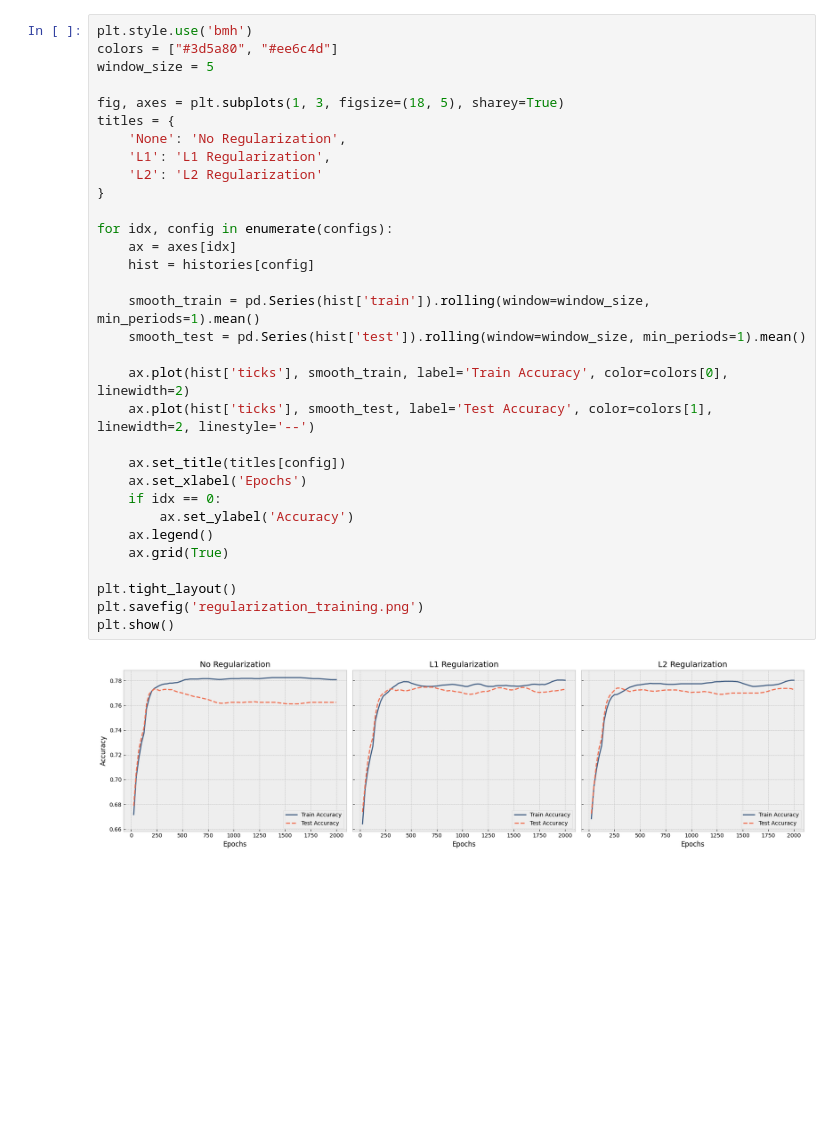
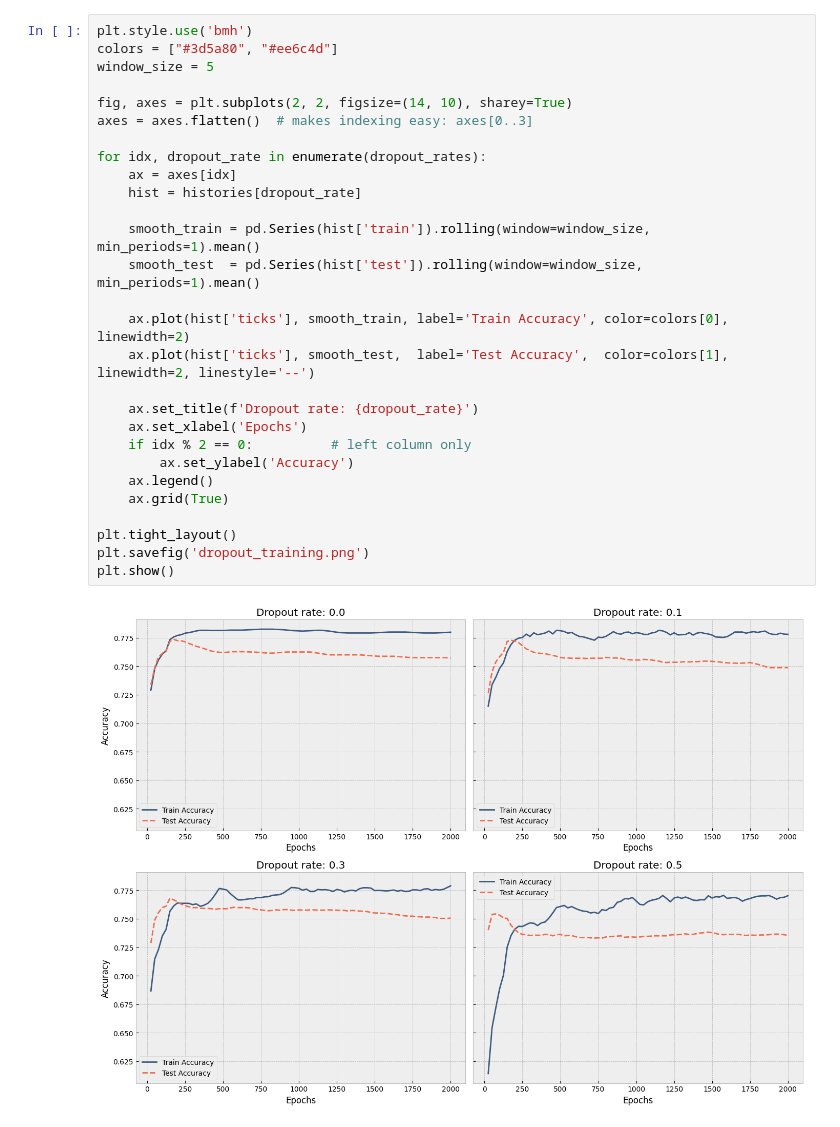
Before and after one commit to daanklijn/daanklijn.github.com, a Jupyter notebook: regularization.ipynb, the cells around one changed output. Drawn from its saved outputs; the diff is of its cells as text; blank space fills up the shorter version.

Commit message:
Finish dropout post

```diff
--- a/regularization.ipynb
+++ b/regularization.ipynb
@@ -122,35 +126,31 @@ Epoch [2000/2000] | Loss: 1.1164 | Train Acc: 78.0% | Test Acc: 77.0%
 # %%
 plt.style.use('bmh')
 colors = ["#3d5a80", "#ee6c4d"]
 window_size = 5
 
-fig, axes = plt.subplots(1, 3, figsize=(18, 5), sharey=True)
-titles = {
-    'None': 'No Regularization',
-    'L1': 'L1 Regularization',
-    'L2': 'L2 Regularization'
-}
+fig, axes = plt.subplots(2, 2, figsize=(14, 10), sharey=True)
+axes = axes.flatten()  # makes indexing easy: axes[0..3]
 
-for idx, config in enumerate(configs):
+for idx, dropout_rate in enumerate(dropout_rates):
     ax = axes[idx]
-    hist = histories[config]
+    hist = histories[dropout_rate]
 
     smooth_train = pd.Series(hist['train']).rolling(window=window_size, min_periods=1).mean()
-    smooth_test = pd.Series(hist['test']).rolling(window=window_size, min_periods=1).mean()
+    smooth_test  = pd.Series(hist['test']).rolling(window=window_size, min_periods=1).mean()
 
     ax.plot(hist['ticks'], smooth_train, label='Train Accuracy', color=colors[0], linewidth=2)
-    ax.plot(hist['ticks'], smooth_test, label='Test Accuracy', color=colors[1], linewidth=2, linestyle='--')
+    ax.plot(hist['ticks'], smooth_test,  label='Test Accuracy',  color=colors[1], linewidth=2, linestyle='--')
 
-    ax.set_title(titles[config])
+    ax.set_title(f'Dropout rate: {dropout_rate}')
     ax.set_xlabel('Epochs')
-    if idx == 0:
+    if idx % 2 == 0:          # left column only
         ax.set_ylabel('Accuracy')
     ax.legend()
     ax.grid(True)
 
 plt.tight_layout()
-plt.savefig('regularization_training.png')
+plt.savefig('dropout_training.png')
 plt.show()
 # %% [output]
-[figure, old version]
+[figure, new version]
 # %%
```
Also changed, not shown: parts of 2 cells of this notebook, 8 other files.
